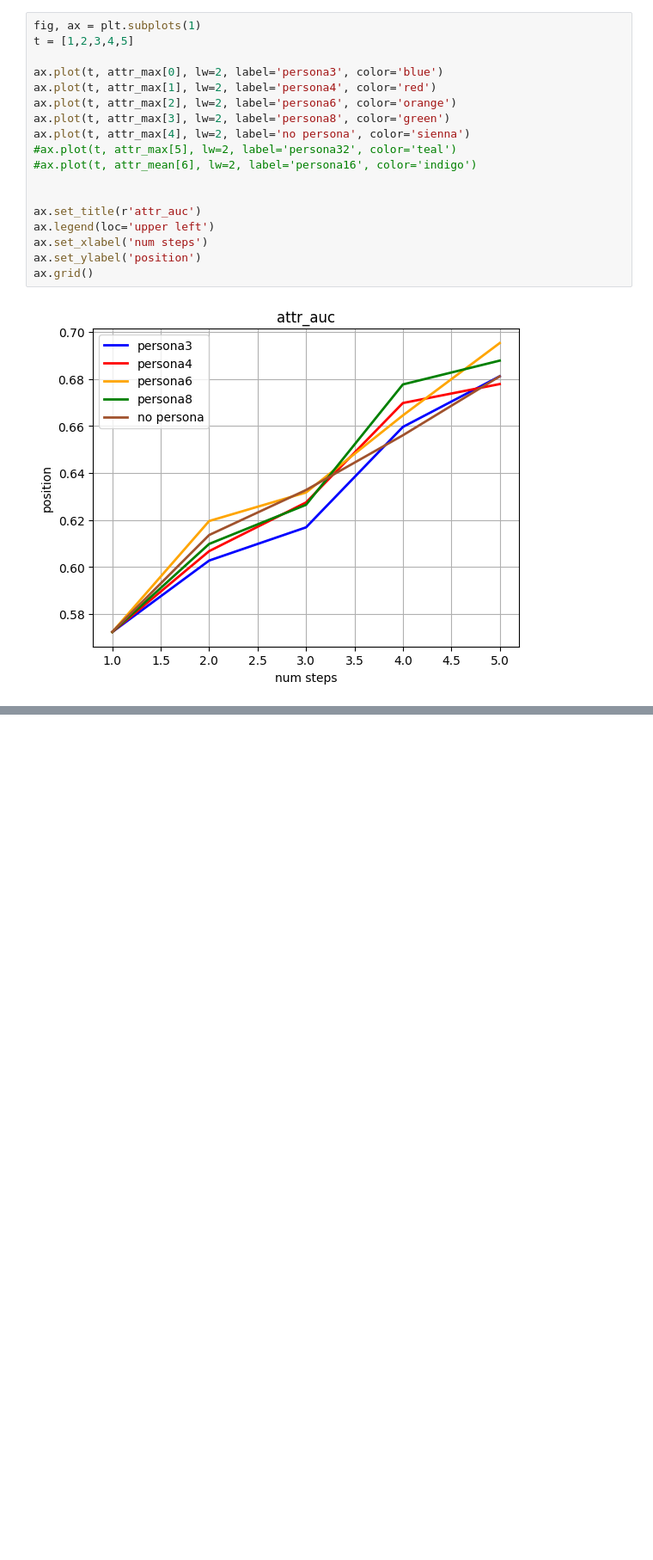
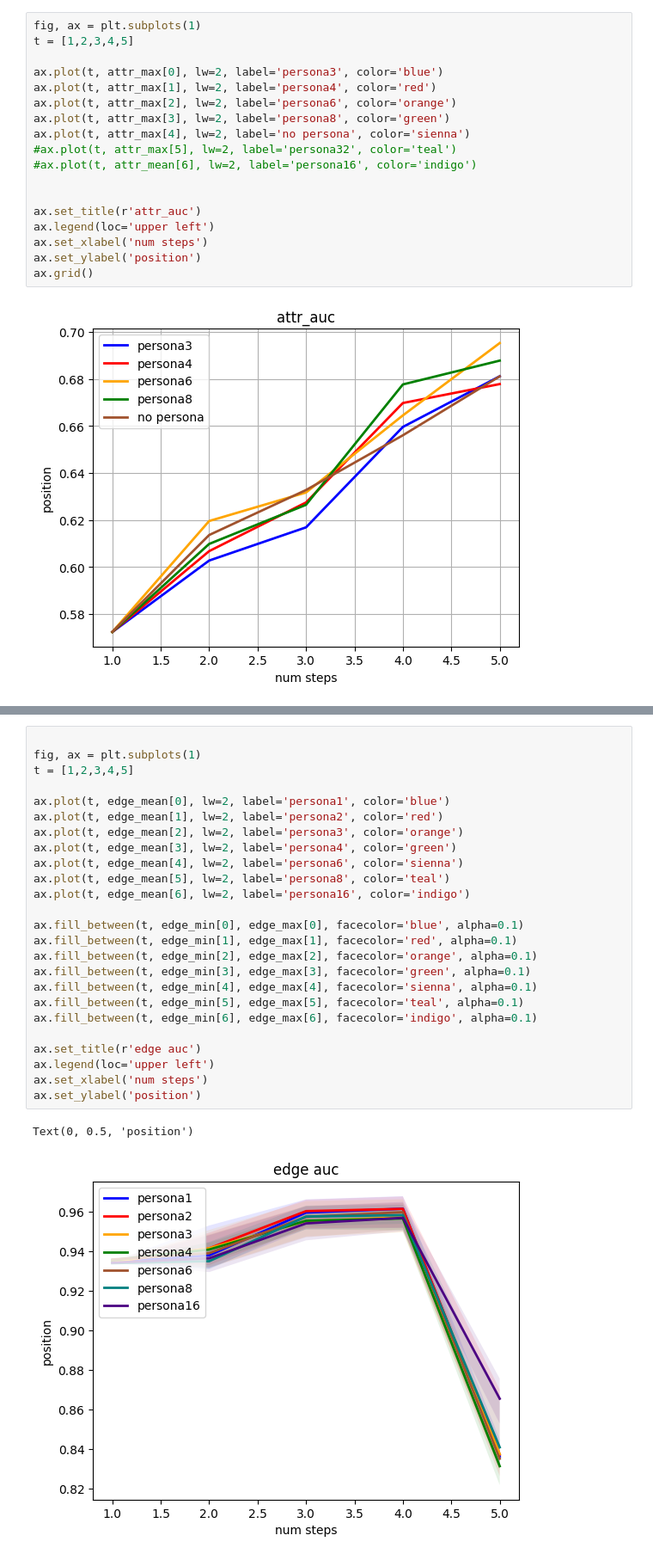
Before and after one commit to hiroemon-m/study, a Jupyter notebook: visualize/k-mean_32_5/visualization.ipynb, the cells around one changed output, grey strips where cells are left out. Shown at 86% size. Saved outputs shown, nothing was run; the diff lists cells and outputs as text; blank space fills up the shorter version.

Commit message:
add persona=1,2

```diff
--- a/visualize/k-mean_32_5/visualization.ipynb
+++ b/visualize/k-mean_32_5/visualization.ipynb
@@ -96,0 +121,28 @@ ax.grid()
+# %%
+
+fig, ax = plt.subplots(1)
+t = [1,2,3,4,5]
+
+ax.plot(t, edge_mean[0], lw=2, label='persona1', color='blue')
+ax.plot(t, edge_mean[1], lw=2, label='persona2', color='red')
+ax.plot(t, edge_mean[2], lw=2, label='persona3', color='orange')
+ax.plot(t, edge_mean[3], lw=2, label='persona4', color='green')
+ax.plot(t, edge_mean[4], lw=2, label='persona6', color='sienna')
+ax.plot(t, edge_mean[5], lw=2, label='persona8', color='teal')
+ax.plot(t, edge_mean[6], lw=2, label='persona16', color='indigo')
+
+ax.fill_between(t, edge_min[0], edge_max[0], facecolor='blue', alpha=0.1)
+ax.fill_between(t, edge_min[1], edge_max[1], facecolor='red', alpha=0.1)
+ax.fill_between(t, edge_min[2], edge_max[2], facecolor='orange', alpha=0.1)
+ax.fill_between(t, edge_min[3], edge_max[3], facecolor='green', alpha=0.1)
+ax.fill_between(t, edge_min[4], edge_max[4], facecolor='sienna', alpha=0.1)
+ax.fill_between(t, edge_min[5], edge_max[5], facecolor='teal', alpha=0.1)
+ax.fill_between(t, edge_min[6], edge_max[6], facecolor='indigo', alpha=0.1)
+
+ax.set_title(r'edge auc')
+ax.legend(loc='upper left')
+ax.set_xlabel('num steps')
+ax.set_ylabel('position')
+# %% [output]
+Text(0, 0.5, 'position')
+[figure, added]
```
Also changed, not shown: parts of 2 cells of this notebook, 31 other files.
